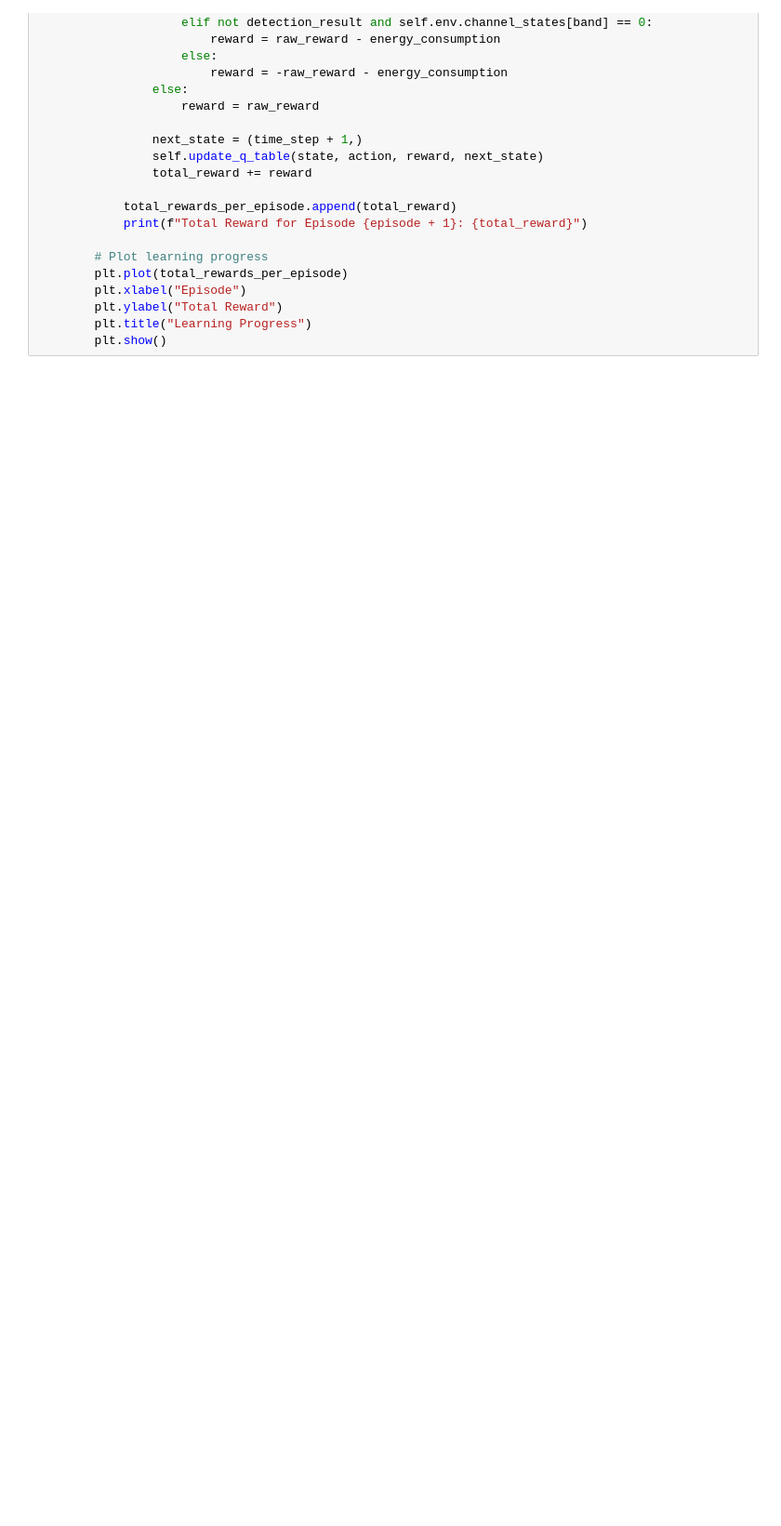
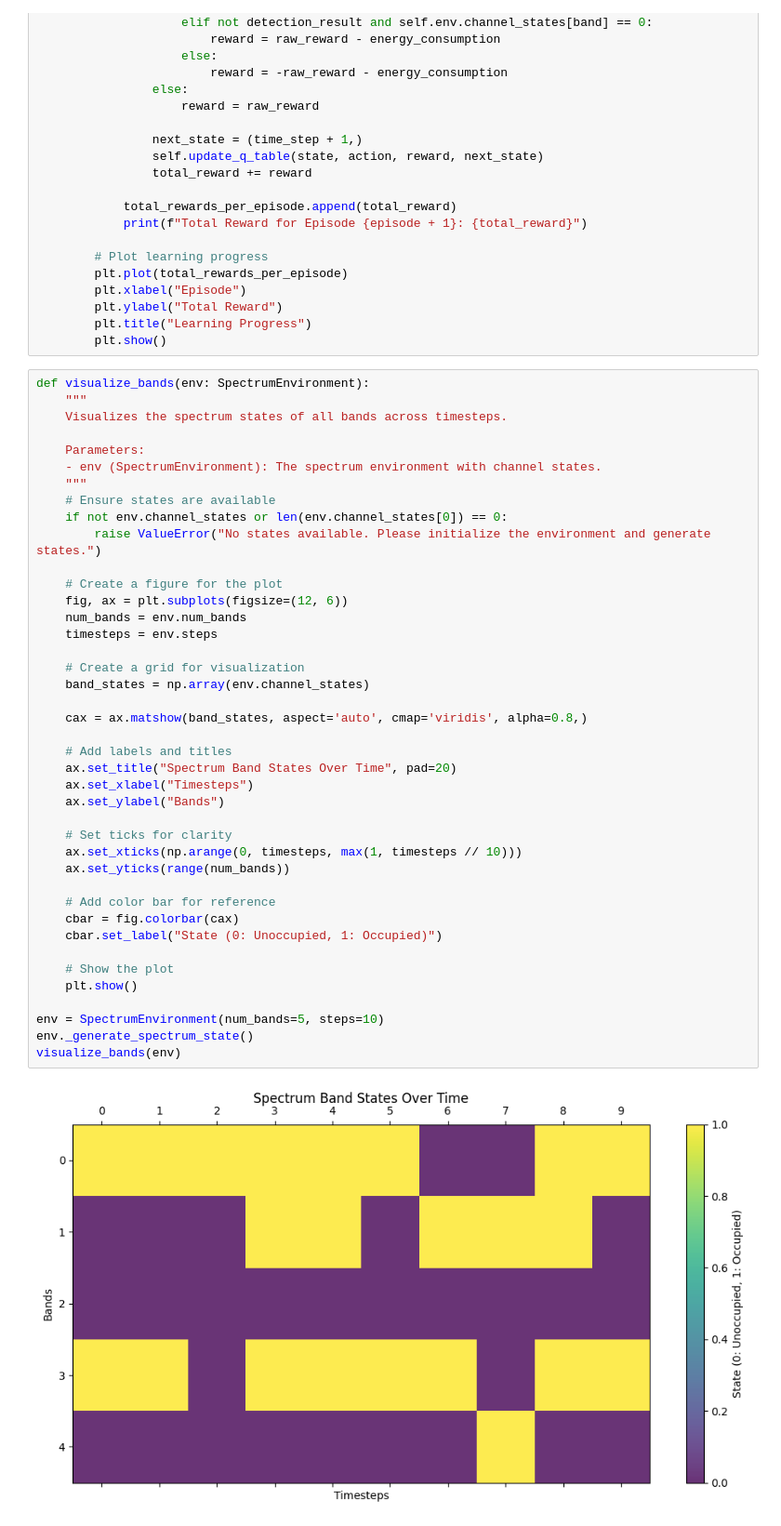
Before and after one commit to ApolloPhantom/EE_Spectrum_Hole_Detection_with_RL, a Jupyter notebook: Notebooks/Final3_1.ipynb, the cells around one changed output. Shown at 93% size. Saved outputs shown, nothing was run; the diff lists cells and outputs as text; blank space fills up the shorter version.

```diff
--- a/Notebooks/Final3_1.ipynb
+++ b/Notebooks/Final3_1.ipynb
@@ -269,6 +269,49 @@ class QLearningAgent:
         plt.ylabel("Total Reward")
         plt.title("Learning Progress")
         plt.show()
+# %%
+def visualize_bands(env: SpectrumEnvironment):
+    """
+    Visualizes the spectrum states of all bands across timesteps.
+
+    Parameters:
+    - env (SpectrumEnvironment): The spectrum environment with channel states.
+    """
+    # Ensure states are available
+    if not env.channel_states or len(env.channel_states[0]) == 0:
+        raise ValueError("No states available. Please initialize the environment and generate states.")
+
+    # Create a figure for the plot
+    fig, ax = plt.subplots(figsize=(12, 6))
+    num_bands = env.num_bands
+    timesteps = env.steps
+
+    # Create a grid for visualization
+    band_states = np.array(env.channel_states)
+
+    cax = ax.matshow(band_states, aspect='auto', cmap='viridis', alpha=0.8,)
+
+    # Add labels and titles
+    ax.set_title("Spectrum Band States Over Time", pad=20)
+    ax.set_xlabel("Timesteps")
+    ax.set_ylabel("Bands")
+
+    # Set ticks for clarity
+    ax.set_xticks(np.arange(0, timesteps, max(1, timesteps // 10)))
+    ax.set_yticks(range(num_bands))
+
+    # Add color bar for reference
+    cbar = fig.colorbar(cax)
+    cbar.set_label("State (0: Unoccupied, 1: Occupied)")
+
+    # Show the plot
+    plt.show()
+
+env = SpectrumEnvironment(num_bands=5, steps=10)
+env._generate_spectrum_state()
+visualize_bands(env)
+# %% [output]
+[figure, added]
 # %%
 class QLearningAgentWithVisualization(QLearningAgent):
     def __init__(self, environment, alpha=0.1, gamma=0.9, epsilon=0.2):
```
Also changed, not shown: parts of 1 cell of this notebook, 1 other file.
